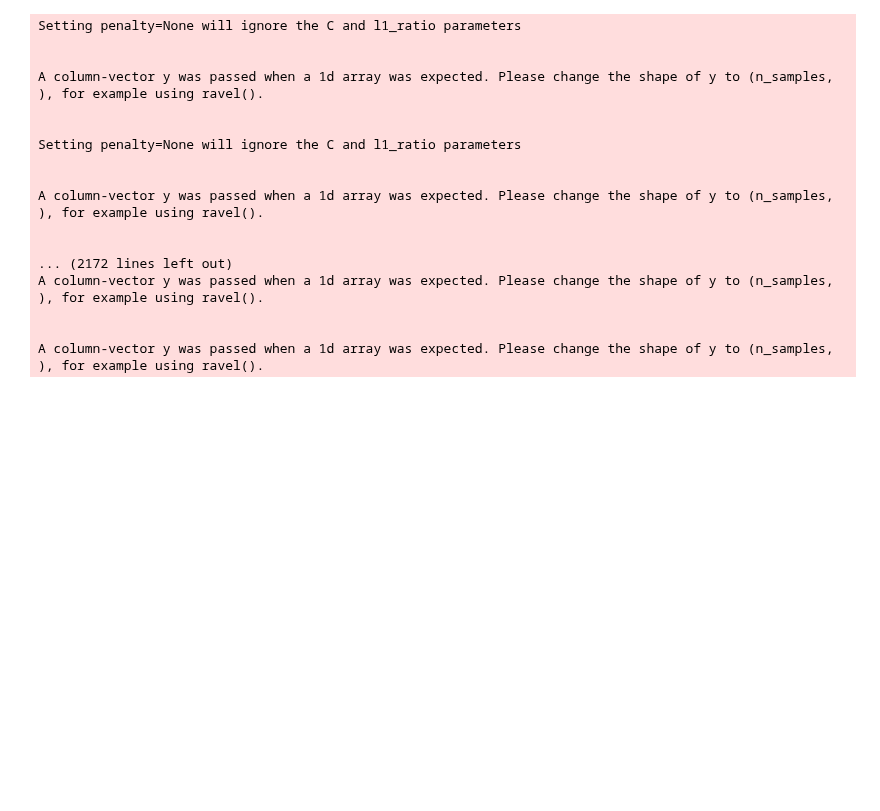
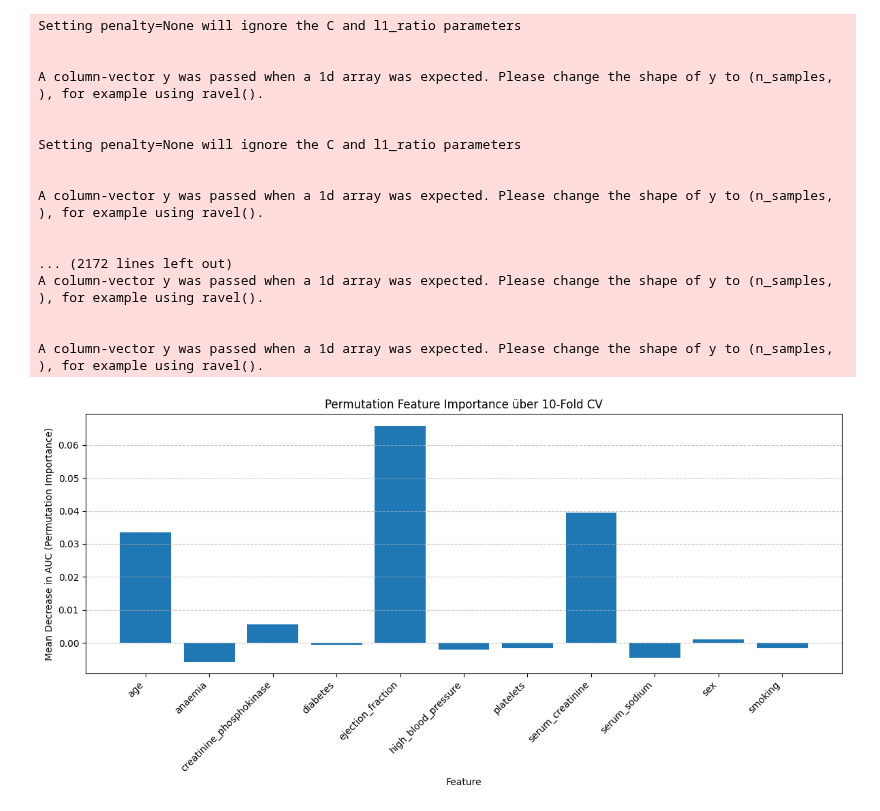
Before and after one commit to FelixFritz02/MasterKL, a Jupyter notebook: AI Numerics/Data Challenge/Logistic_Regression.ipynb, the cells around one changed output. Drawn from its saved outputs; the diff is of its cells as text; code cells hidden in the pictures; blank space fills up the shorter version.

Commit message:
added to Logistic regression

```diff
--- a/AI Numerics/Data Challenge/Logistic_Regression.ipynb
+++ b/AI Numerics/Data Challenge/Logistic_Regression.ipynb
@@ -747,3 +747,89 @@ A column-vector y was passed when a 1d array was expected. Please change the sha
 A column-vector y was passed when a 1d array was expected. Please change the shape of y to (n_samples, ), for example using ravel().
 # %%
 df.to_pickle("model_evaluation/logistic_regression.pkl")
+# %%
+import numpy as np
+import matplotlib.pyplot as plt
+import pandas as pd
+from sklearn.ensemble import RandomForestClassifier
+from sklearn.model_selection import StratifiedKFold, GridSearchCV
+from sklearn.metrics import roc_auc_score
+from collections import defaultdict
+from sklearn.linear_model import LogisticRegression
+
+
+X = pd.read_pickle('X.pkl')
+y = pd.read_pickle('y.pkl')
+# Feature-Namen aus DataFrame
+feature_names = list(X.columns)
+
+# Konvertiere X und y in NumPy-Arrays
+X = X.to_numpy()
+y_zero_one = y['death_event'].to_numpy()
+
+def model_fitting(X, y, feature_names):
+    param_grid = {
+        'C': [0.001, 0.025, 0.05, 0.01, 0.1, 1],
+    }
+
+    outer_cv = StratifiedKFold(n_splits=10, shuffle=True, random_state=42)
+    inner_cv = StratifiedKFold(n_splits=5, shuffle=True, random_state=1)
+
+    outer_scores = []
+    perm_importances = defaultdict(list)  # feature index -> list of AUC drops
+
+    for fold, (train_idx, test_idx) in enumerate(outer_cv.split(X, y), 1):
+        X_train, X_test = X[train_idx], X[test_idx]
+        y_train, y_test = y[train_idx], y[test_idx]
+
+        grid_LR = GridSearchCV(
+        estimator=LogisticRegression(penalty="l2", solver="lbfgs", max_iter=1000),
+        param_grid=param_grid,
+        scoring='roc_auc',
+        cv=inner_cv
+        )
+        grid_LR.fit(X_train, y_train)
+        best_model = grid_LR.best_estimator_
+
+        # Baseline AUC auf Testdaten (nutze predict_proba)
+        y_score_test = best_model.predict_proba(X_test)[:, 1]  # Nur Klasse 1
+        auc_baseline = roc_auc_score(y_test, y_score_test)
+        outer_scores.append(auc_baseline)
+
+        # Permutation Feature Importance (AUC-Drop)
+        for i in range(X_test.shape[1]):
+            X_test_permuted = X_test.copy()
+            X_test_permuted[:, i] = np.random.permutation(X_test_permuted[:, i])
+            y_score_perm = best_model.predict_proba(X_test_permuted)[:, 1]
+            auc_perm = roc_auc_score(y_test, y_score_perm)
+            perm_importances[i].append(auc_baseline - auc_perm)
+
+    # Durchschnittliche Importance pro Feature über alle Folds
+    mean_importances = np.array([np.mean(perm_importances[i]) for i in range(X.shape[1])])
+    std_importances = np.array([np.std(perm_importances[i]) for i in range(X.shape[1])])
+
+    # DataFrame für Übersicht
+    df_importances = pd.DataFrame({
+        'Feature': feature_names,
+        'MeanImportance': mean_importances,
+        'StdImportance': std_importances
+    })#.sort_values(by='MeanImportance', ascending=False).reset_index(drop=True)
+
+    # Visualisierung
+    plt.figure(figsize=(12, 6))
+    plt.bar(df_importances['Feature'], df_importances['MeanImportance'])
+    plt.xlabel('Feature')
+    plt.ylabel('Mean Decrease in AUC (Permutation Importance)')
+    plt.title('Permutation Feature Importance über 10-Fold CV')
+    plt.grid(True, axis='y', linestyle='--', alpha=0.7)
+    plt.xticks(rotation=45, ha='right')
+    plt.tight_layout()
+    plt.show()
+
+    return outer_scores, df_importances
+
+# Beispiel-Aufruf
+outer_scores, df_importances = model_fitting(X, y_zero_one, feature_names)
+print(df_importances)
+# %% [output]
+[figure, added]
```
Also changed, not shown: parts of 2 cells of this notebook, 1 other file.
